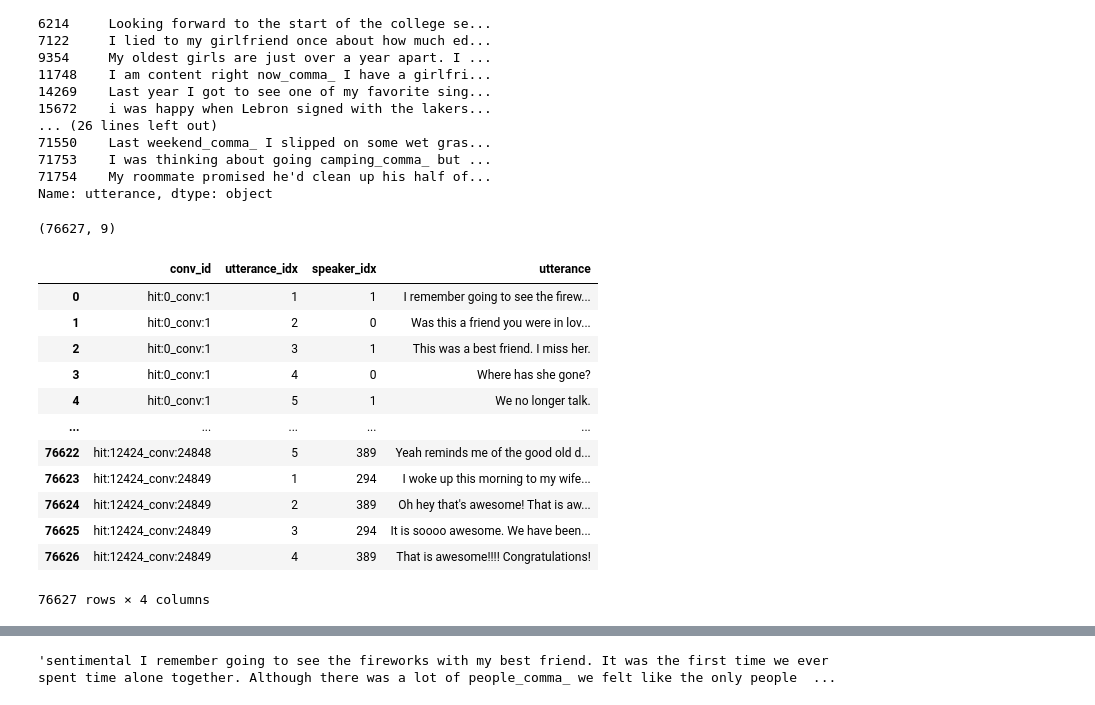
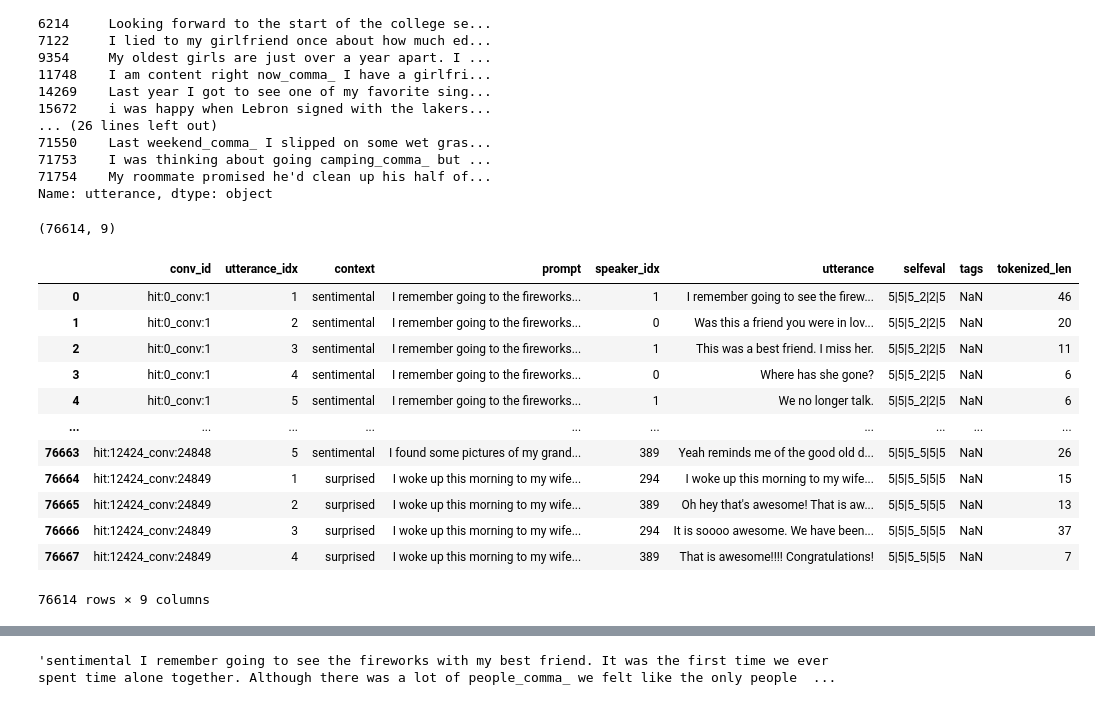
Before and after one commit to SolipsisAI/research, a Jupyter notebook: notebooks/ed-dialogueset.ipynb, the cells around one changed output, grey strips where cells are left out. Drawn from its saved outputs; the diff is of its cells as text; code cells hidden in the pictures.

Commit message:
Filter out individual lines that exceed 128 tokens because that's how the original model was trained

```diff
--- a/notebooks/ed-dialogueset.ipynb
+++ b/notebooks/ed-dialogueset.ipynb
@@ -161,25 +163,29 @@ exceeds_length["utterance"]
 71754    My roommate promised he'd clean up his half of...
 Name: utterance, dtype: object
 # %%
-df[df["tokenized_len"] <= tokenizer.max_len_single_sentence].shape
+#max_len = tokenizer.max_len_single
+max_len = 128
+
+df[df["tokenized_len"] <= max_len].shape
 # %% [output]
-(76627, 9)
+(76614, 9)
 # %%
 # Get rows that do not exceed the length
-df = df[~df["conv_id"].isin(exceeds_length["conv_id"])].reset_index(drop=True)
+#df = df[~df["conv_id"].isin(exceeds_length["conv_id"])].reset_index(drop=True)
+df = df[df["tokenized_len"] <= max_len]
 # %%
-df[["conv_id", "utterance_idx", "speaker_idx", "utterance"]]
+df
 # %% [output]
-|  | conv_id | utterance_idx | speaker_idx | utterance |
-| 0 | hit:0_conv:1 | 1 | 1 | I remember going to see the firew... |
-| 1 | hit:0_conv:1 | 2 | 0 | Was this a friend you were in lov... |
-| 2 | hit:0_conv:1 | 3 | 1 | This was a best friend. I miss her. |
-| 3 | hit:0_conv:1 | 4 | 0 | Where has she gone? |
-| 4 | hit:0_conv:1 | 5 | 1 | We no longer talk. |
-| ... | ... | ... | ... | ... |
-| 76622 | hit:12424_conv:24848 | 5 | 389 | Yeah reminds me of the good old d... |
-| 76623 | hit:12424_conv:24849 | 1 | 294 | I woke up this morning to my wife... |
-| 76624 | hit:12424_conv:24849 | 2 | 389 | Oh hey that's awesome! That is aw... |
-| 76625 | hit:12424_conv:24849 | 3 | 294 | It is soooo awesome. We have been... |
-| 76626 | hit:12424_conv:24849 | 4 | 389 | That is awesome!!!! Congratulations! |
+|  | conv_id | utterance_idx | context | prompt | speaker_idx | utterance | selfeval | tags | tokenized_len |
+| 0 | hit:0_conv:1 | 1 | sentimental | I remember going to the fireworks... | 1 | I remember going to see the firew... | 5|5|5_2|2|5 | NaN | 46 |
+| 1 | hit:0_conv:1 | 2 | sentimental | I remember going to the fireworks... | 0 | Was this a friend you were in lov... | 5|5|5_2|2|5 | NaN | 20 |
+| 2 | hit:0_conv:1 | 3 | sentimental | I remember going to the fireworks... | 1 | This was a best friend. I miss her. | 5|5|5_2|2|5 | NaN | 11 |
+| 3 | hit:0_conv:1 | 4 | sentimental | I remember going to the fireworks... | 0 | Where has she gone? | 5|5|5_2|2|5 | NaN | 6 |
+| 4 | hit:0_conv:1 | 5 | sentimental | I remember going to the fireworks... | 1 | We no longer talk. | 5|5|5_2|2|5 | NaN | 6 |
+| ... | ... | ... | ... | ... | ... | ... | ... | ... | ... |
+| 76663 | hit:12424_conv:24848 | 5 | sentimental | I found some pictures of my grand... | 389 | Yeah reminds me of the good old d... | 5|5|5_5|5|5 | NaN | 26 |
+| 76664 | hit:12424_conv:24849 | 1 | surprised | I woke up this morning to my wife... | 294 | I woke up this morning to my wife... | 5|5|5_5|5|5 | NaN | 15 |
+| 76665 | hit:12424_conv:24849 | 2 | surprised | I woke up this morning to my wife... | 389 | Oh hey that's awesome! That is aw... | 5|5|5_5|5|5 | NaN | 13 |
+| 76666 | hit:12424_conv:24849 | 3 | surprised | I woke up this morning to my wife... | 294 | It is soooo awesome. We have been... | 5|5|5_5|5|5 | NaN | 37 |
+| 76667 | hit:12424_conv:24849 | 4 | surprised | I woke up this morning to my wife... | 389 | That is awesome!!!! Congratulations! | 5|5|5_5|5|5 | NaN | 7 |
-76627 rows × 4 columns
+76614 rows × 9 columns
```
Also changed, not shown: parts of 20 cells of this notebook.
